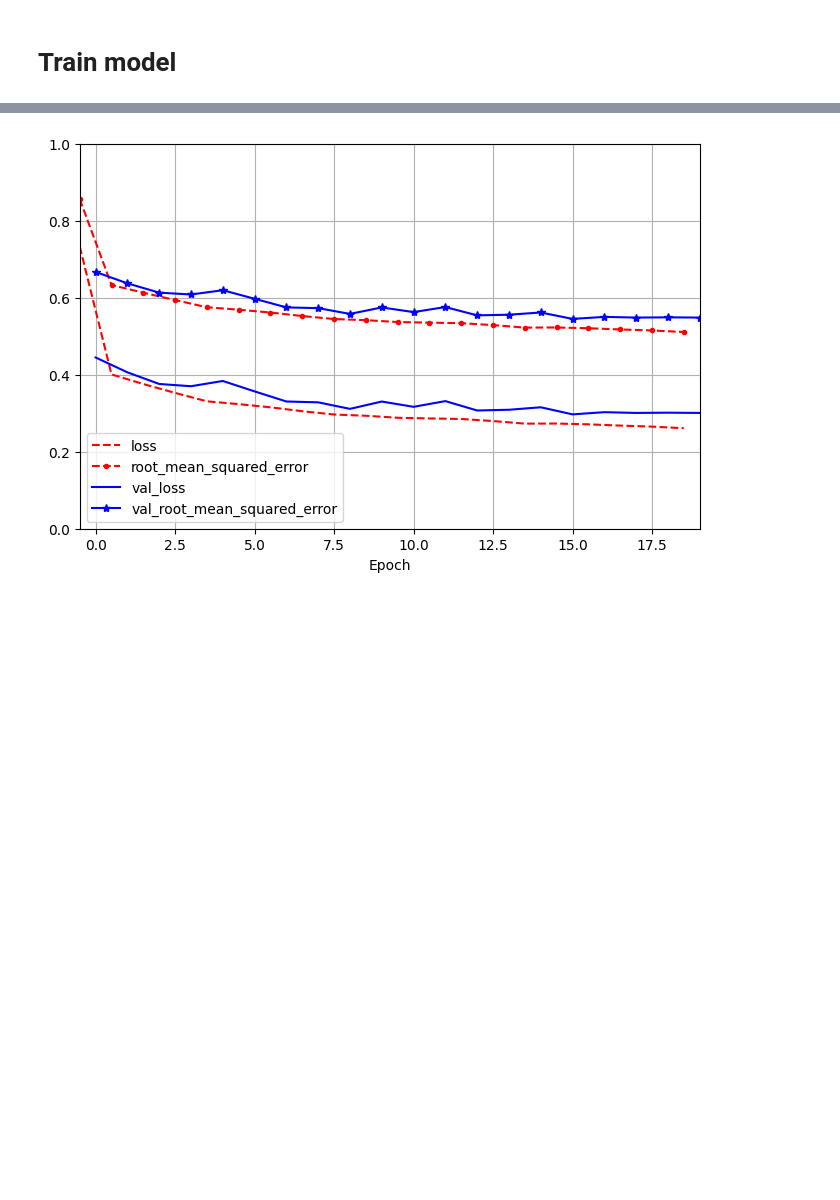
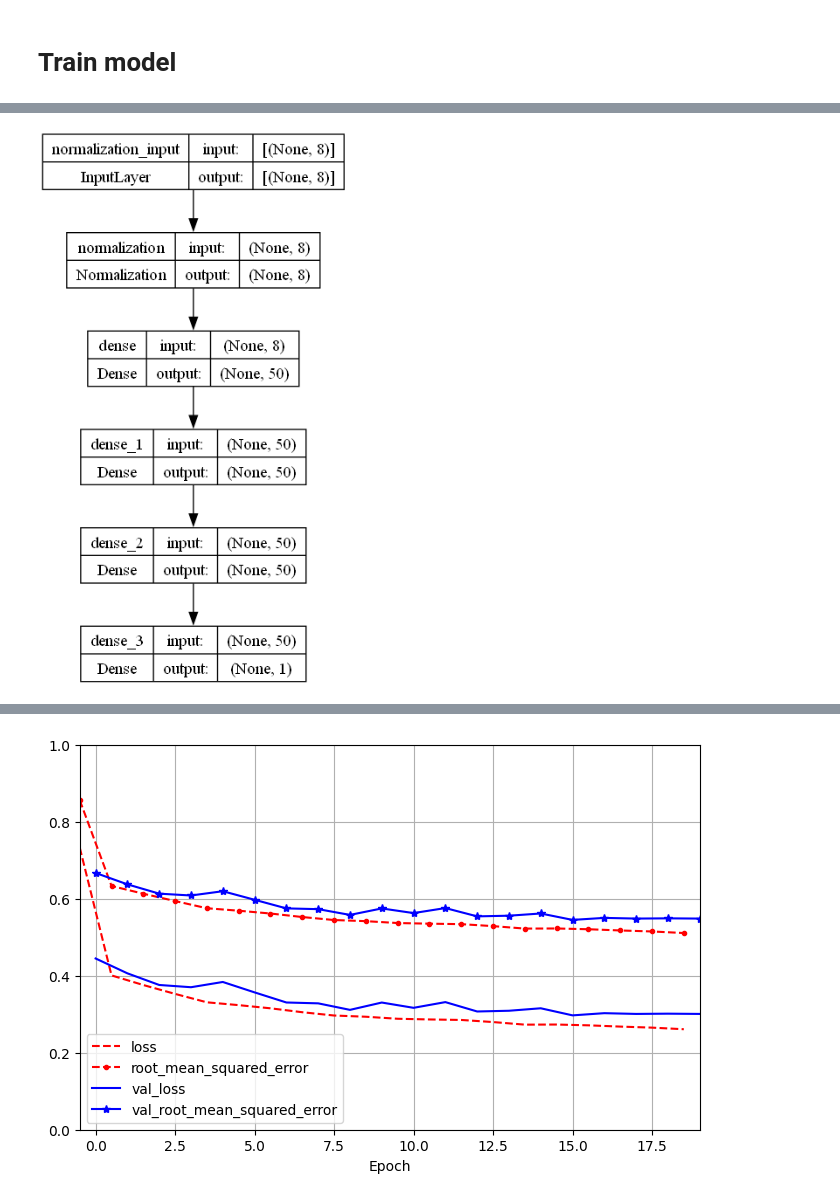
Before and after one commit to beercafeguy/dl-a-z, a Jupyter notebook: notebooks/ANN/regression_mlp_housing_price_tensorflow.ipynb, the cells around one changed output, grey strips where cells are left out. Drawn from its saved outputs; the diff is of its cells as text; code cells hidden in the pictures; blank space fills up the shorter version.

Commit message:
Added model display

```diff
--- a/notebooks/ANN/regression_mlp_housing_price_tensorflow.ipynb
+++ b/notebooks/ANN/regression_mlp_housing_price_tensorflow.ipynb
@@ -91,0 +93,4 @@ Epoch 20/20
+# %%
+tf.keras.utils.plot_model(model, "housing_price_model.png", show_shapes=True)
+# %% [output]
+[figure, added]
```
Also changed, not shown: parts of 4 cells of this notebook.
